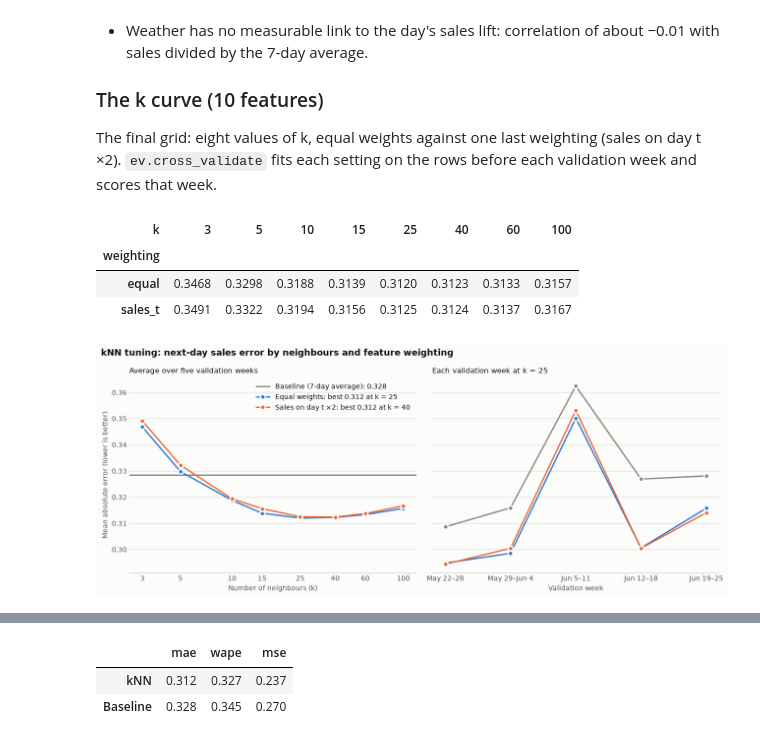
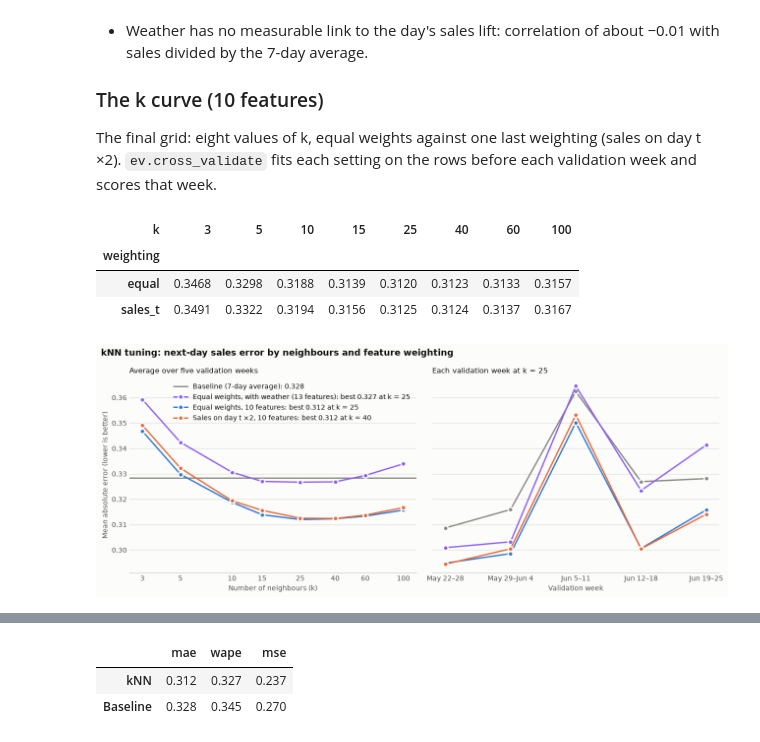
Before and after one commit to Lisayinyy/MAIB_7002, a Jupyter notebook: discount_sales_prediction.ipynb, the cells around one changed output, grey strips where cells are left out. Cells and saved outputs as stored; diff of their text form; code cells hidden in the pictures.

```diff
--- a/discount_sales_prediction.ipynb
+++ b/discount_sales_prediction.ipynb
@@ -275,23 +284,27 @@ The final grid: eight values of k, equal weights against one last weighting (sal
 # %%
 KNN_WEIGHTINGS = {"equal": {}, "sales_t": {"sales_t": 2}}
 KNN_GRID = [{"weighting": w, "k": k} for w in KNN_WEIGHTINGS for k in (3, 5, 10, 15, 25, 40, 60, 100)]
 
 if RERUN_TUNING:
     knn_folds = ev.cross_validate(feat, lambda weighting, k: models.make_knn(k, KNN_WEIGHTINGS[weighting]), KNN_GRID)
     knn_folds.to_csv(C.RESULTS / "knn_stage1_folds.csv", index=False)
 else:
     knn_folds = pd.read_csv(C.RESULTS / "knn_stage1_folds.csv")
     knn_folds = knn_folds[knn_folds.k > 0]  # the file also holds the baseline rows
 
 knn_summary = ev.summarise(knn_folds, ["weighting", "k"], baseline)
 display(knn_summary.mae.unstack("weighting").round(4).T)
 
-fig = plots.plot_knn_tuning(knn_folds, baseline, {"equal": ("Equal weights", C.COLOURS["knn"]), "sales_t": ("Sales on day t ×2", C.COLOURS["rf"])},
+with_weather = pd.read_csv(C.RESULTS / "knn_stage1_with_weather_folds.csv")
+with_weather = with_weather[(with_weather.weighting == "equal") & (with_weather.k > 0)].assign(weighting="equal_weather")
+fig = plots.plot_knn_tuning(pd.concat([knn_folds, with_weather]), baseline,
+                            {"equal_weather": ("Equal weights, with weather (13 features)", C.COLOURS["extra"]),
+                             "equal": ("Equal weights, 10 features", C.COLOURS["knn"]), "sales_t": ("Sales on day t ×2, 10 features", C.COLOURS["rf"])},
                             save=C.RESULTS / "knn_stage1.png")
 # %% [output]
 | k | 3 | 5 | 10 | 15 | 25 | 40 | 60 | 100 |
 | weighting |  |  |  |  |  |  |  |  |
 | equal | 0.3468 | 0.3298 | 0.3188 | 0.3139 | 0.3120 | 0.3123 | 0.3133 | 0.3157 |
 | sales_t | 0.3491 | 0.3322 | 0.3194 | 0.3156 | 0.3125 | 0.3124 | 0.3137 | 0.3167 |
-[figure, old version]
+[figure, new version]
 # %% [markdown]
```
Also changed, not shown: parts of 26 cells of this notebook, 14 other files.
